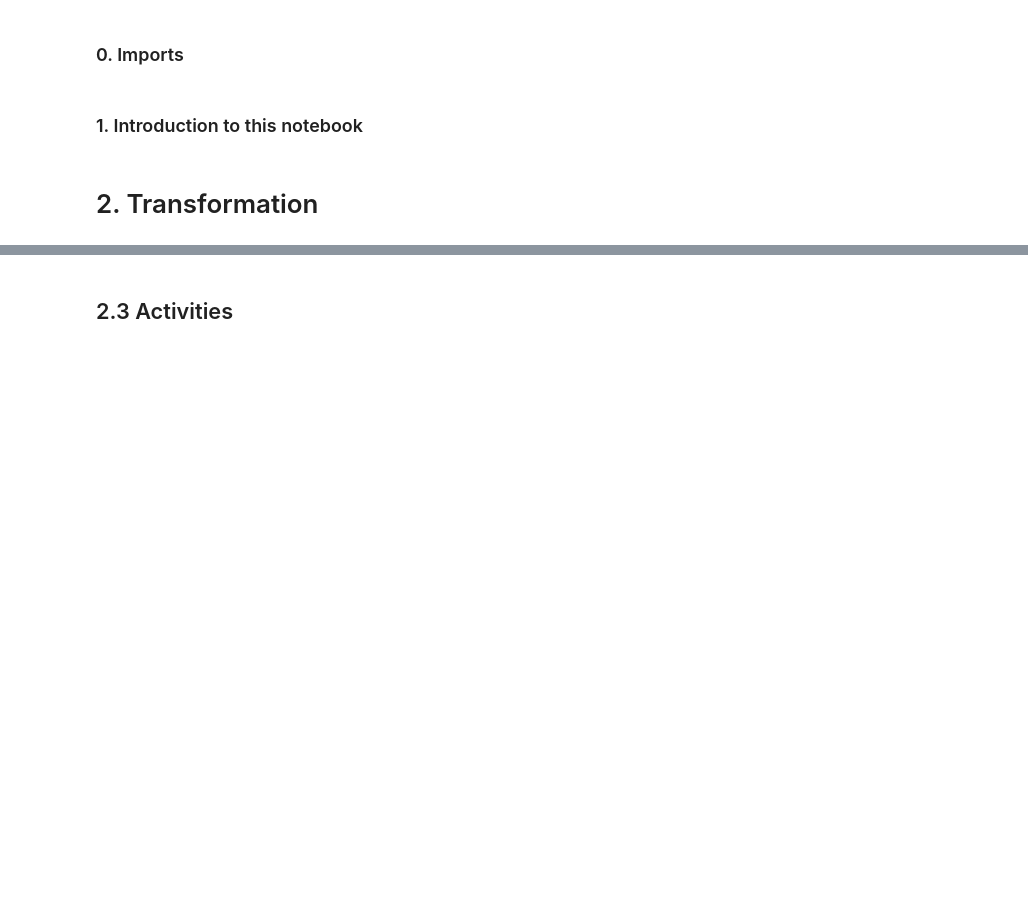
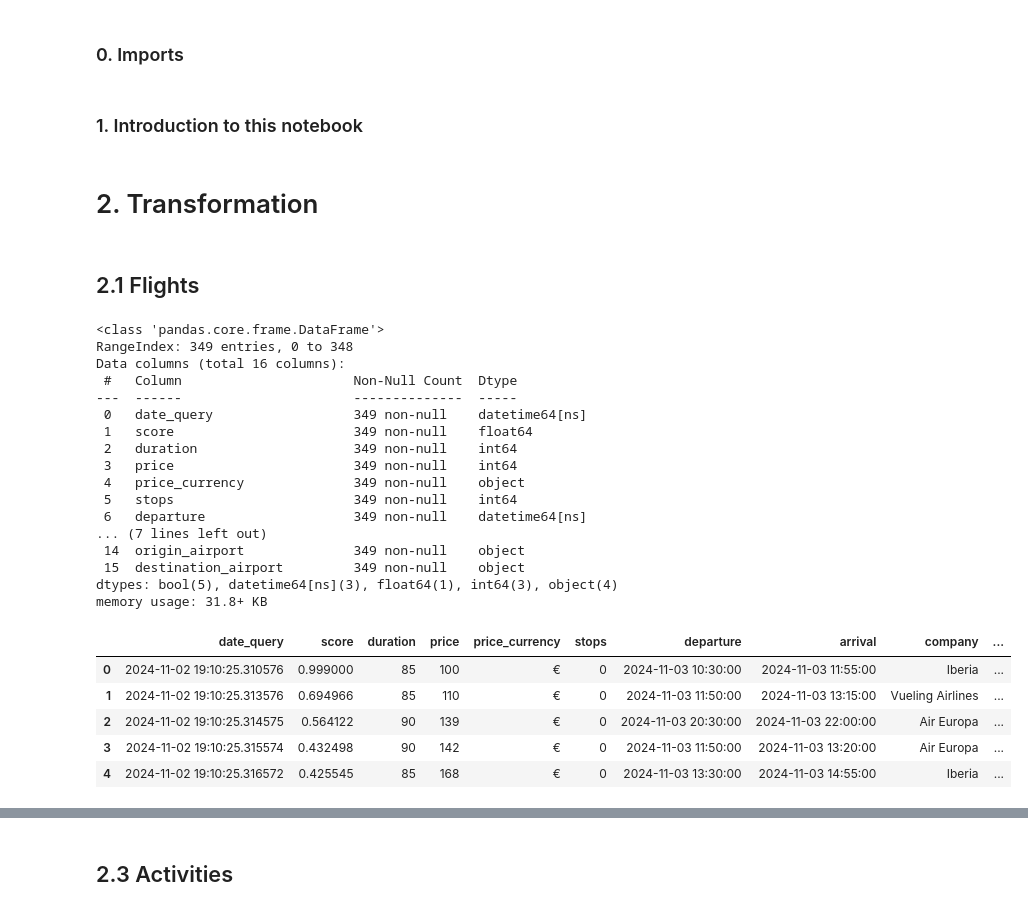
Before and after one commit to MiguelLopezVirues/travel_planner, a Jupyter notebook: notebooks/2_data_transformation.ipynb, the cells around one changed output, grey strips where cells are left out. Cells and saved outputs as stored; diff of their text form; code cells hidden in the pictures; blank space fills up the shorter version.

```diff
--- a/notebooks/2_data_transformation.ipynb
+++ b/notebooks/2_data_transformation.ipynb
@@ -4,3 +7,33 @@
 ### 1. Introduction to this notebook
 # %% [markdown]
 # 2. Transformation
+# %% [markdown]
+## 2.1 Flights
+# %%
+itineraries = pd.read_parquet("../data/flights/itineraries.parquet")
+itineraries.info()
+itineraries.head()
+# %% [output]
+<class 'pandas.core.frame.DataFrame'>
+RangeIndex: 349 entries, 0 to 348
+Data columns (total 16 columns):
+ #   Column                      Non-Null Count  Dtype
+---  ------                      --------------  -----
+ 0   date_query                  349 non-null    datetime64[ns]
+ 1   score                       349 non-null    float64
+ 2   duration                    349 non-null    int64
+ 3   price                       349 non-null    int64
+ 4   price_currency              349 non-null    object
+ 5   stops                       349 non-null    int64
+ 6   departure                   349 non-null    datetime64[ns]
+... (7 lines left out)
+ 14  origin_airport              349 non-null    object
+ 15  destination_airport         349 non-null    object
+dtypes: bool(5), datetime64[ns](3), float64(1), int64(3), object(4)
+memory usage: 31.8+ KB
+|  | date_query | score | duration | price | price_currency | stops | departure | arrival | company | ... |
+| 0 | 2024-11-02 19:10:25.310576 | 0.999000 | 85 | 100 | € | 0 | 2024-11-03 10:30:00 | 2024-11-03 11:55:00 | Iberia | ... |
+| 1 | 2024-11-02 19:10:25.313576 | 0.694966 | 85 | 110 | € | 0 | 2024-11-03 11:50:00 | 2024-11-03 13:15:00 | Vueling Airlines | ... |
+| 2 | 2024-11-02 19:10:25.314575 | 0.564122 | 90 | 139 | € | 0 | 2024-11-03 20:30:00 | 2024-11-03 22:00:00 | Air Europa | ... |
+| 3 | 2024-11-02 19:10:25.315574 | 0.432498 | 90 | 142 | € | 0 | 2024-11-03 11:50:00 | 2024-11-03 13:20:00 | Air Europa | ... |
+| 4 | 2024-11-02 19:10:25.316572 | 0.425545 | 85 | 168 | € | 0 | 2024-11-03 13:30:00 | 2024-11-03 14:55:00 | Iberia | ... |
```
Also changed, not shown: parts of 24 cells of this notebook, 3 other files.
